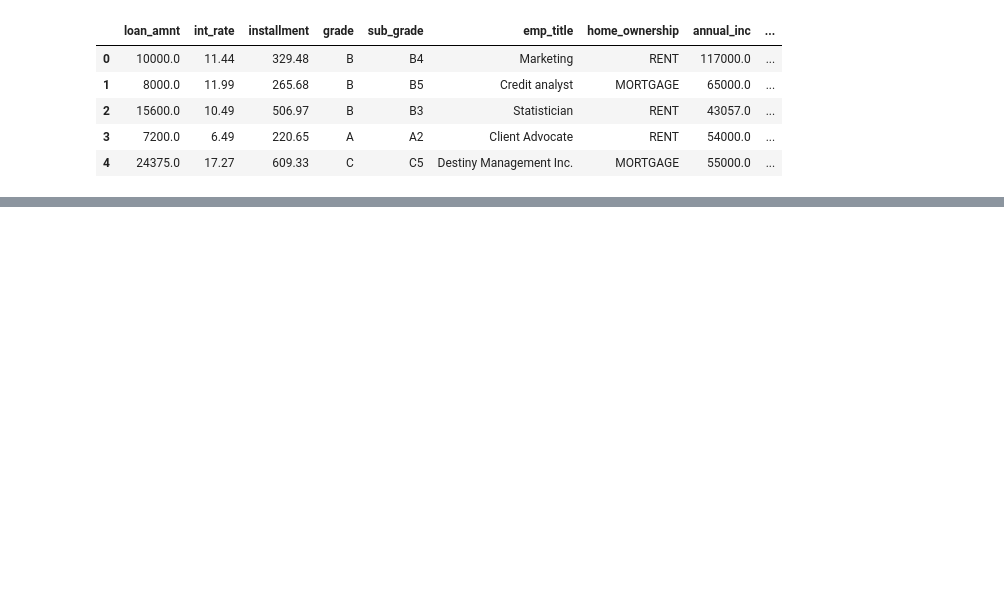
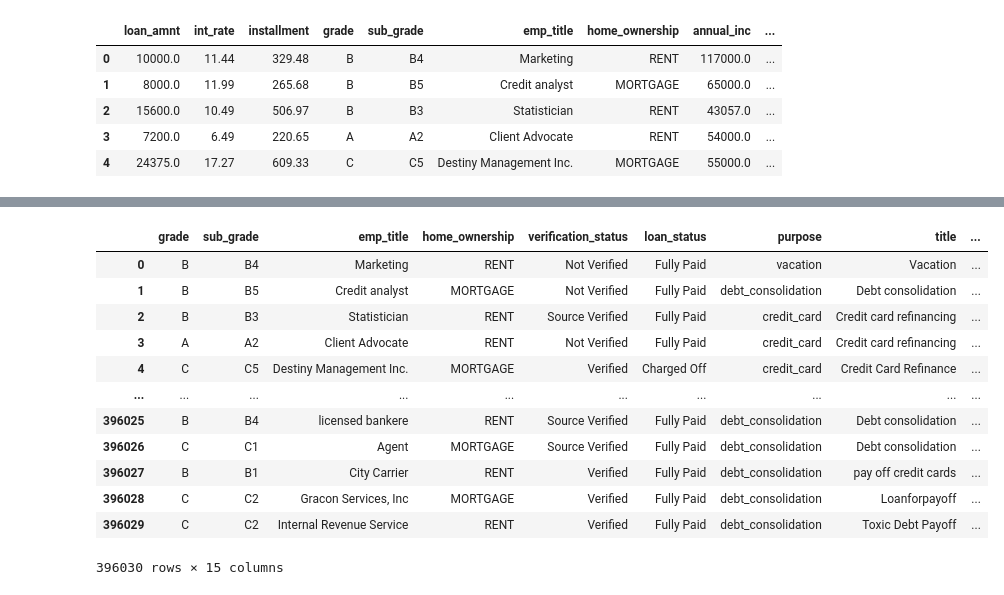
Before and after one commit to aswinvrpai/Study_Projects, a Jupyter notebook: loan_tap_eda.ipynb, the cells around one changed output, grey strips where cells are left out. Cells and saved outputs as stored; diff of their text form; code cells hidden in the pictures; blank space fills up the shorter version.

```diff
--- a/loan_tap_eda.ipynb
+++ b/loan_tap_eda.ipynb
@@ -289,0 +408,16 @@ data_set.head(5)
+# %%
+cat_cols
+# %% [output]
+|  | grade | sub_grade | emp_title | home_ownership | verification_status | loan_status | purpose | title | ... |
+| 0 | B | B4 | Marketing | RENT | Not Verified | Fully Paid | vacation | Vacation | ... |
+| 1 | B | B5 | Credit analyst | MORTGAGE | Not Verified | Fully Paid | debt_consolidation | Debt consolidation | ... |
+| 2 | B | B3 | Statistician | RENT | Source Verified | Fully Paid | credit_card | Credit card refinancing | ... |
+| 3 | A | A2 | Client Advocate | RENT | Not Verified | Fully Paid | credit_card | Credit card refinancing | ... |
+| 4 | C | C5 | Destiny Management Inc. | MORTGAGE | Verified | Charged Off | credit_card | Credit Card Refinance | ... |
+| ... | ... | ... | ... | ... | ... | ... | ... | ... | ... |
+| 396025 | B | B4 | licensed bankere | RENT | Source Verified | Fully Paid | debt_consolidation | Debt consolidation | ... |
+| 396026 | C | C1 | Agent | MORTGAGE | Source Verified | Fully Paid | debt_consolidation | Debt consolidation | ... |
+| 396027 | B | B1 | City Carrier | RENT | Verified | Fully Paid | debt_consolidation | pay off credit cards | ... |
+| 396028 | C | C2 | Gracon Services, Inc | MORTGAGE | Verified | Fully Paid | debt_consolidation | Loanforpayoff | ... |
+| 396029 | C | C2 | Internal Revenue Service | RENT | Verified | Fully Paid | debt_consolidation | Toxic Debt Payoff | ... |
+396030 rows × 15 columns
```
Also changed, not shown: parts of 20 cells of this notebook, 3 other files.
